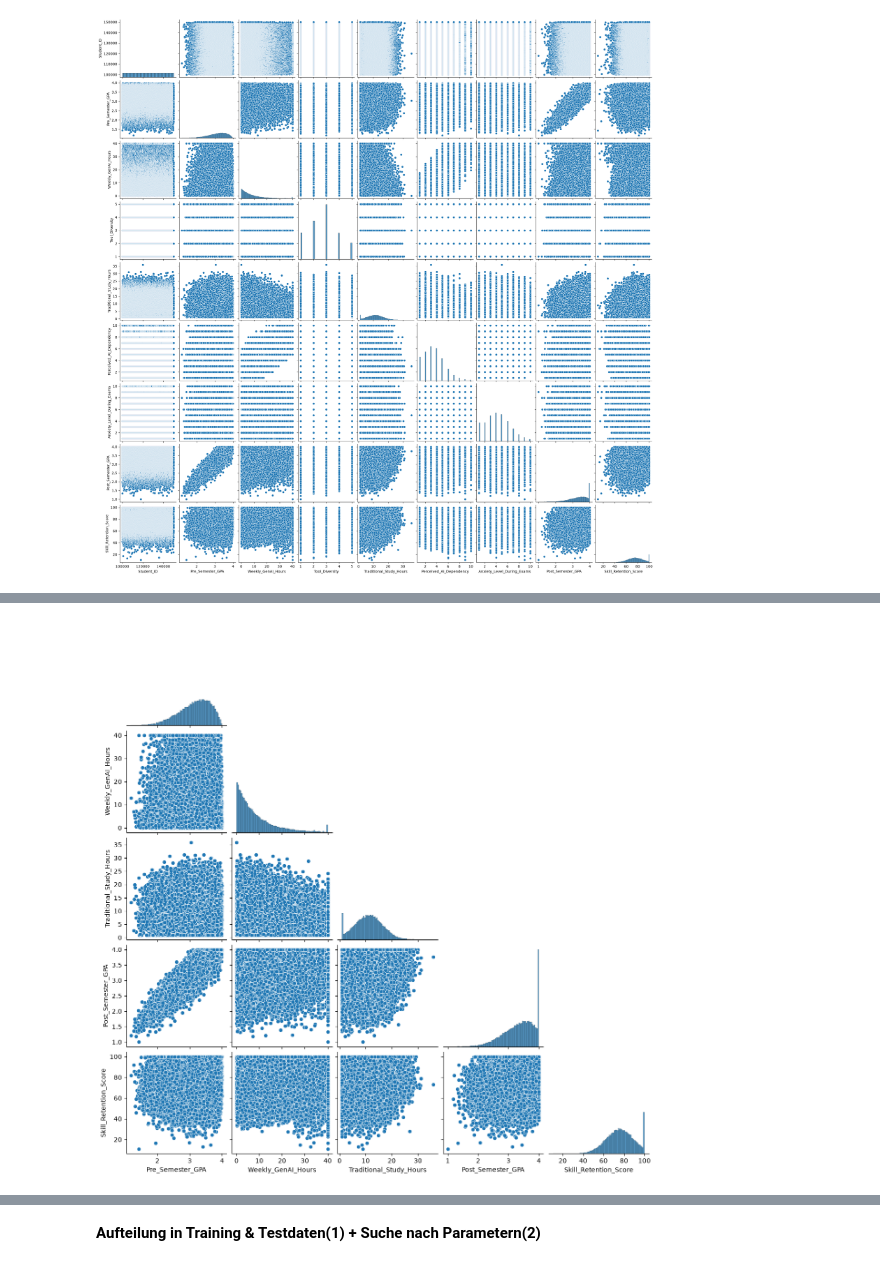
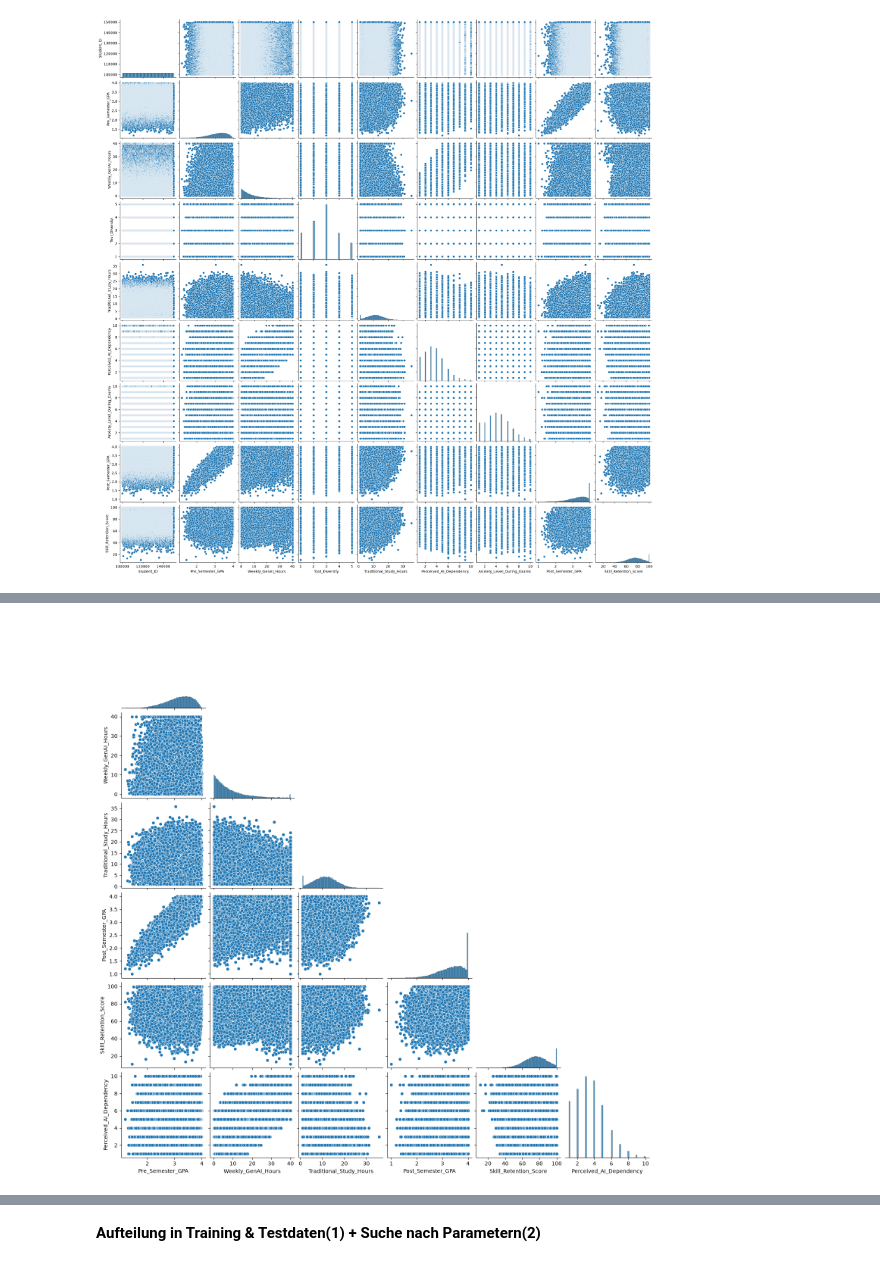
Before and after one commit to m4xi698/Machine-Learning-Project, a Jupyter notebook: notebooks/mlProjectNotebook.ipynb, the cells around one changed output, grey strips where cells are left out. Drawn from its saved outputs; the diff is of its cells as text; code cells hidden in the pictures.

```diff
--- a/notebooks/mlProjectNotebook.ipynb
+++ b/notebooks/mlProjectNotebook.ipynb
@@ -126,18 +165,19 @@ plt.show()
 # %%
 pairplot_cols = [
     "Pre_Semester_GPA",
     "Weekly_GenAI_Hours",
     "Traditional_Study_Hours",
     "Post_Semester_GPA",
-    "Skill_Retention_Score"
+    "Skill_Retention_Score",
+    "Perceived_AI_Dependency"
 ]
 
 sns.pairplot(
     df[pairplot_cols],
     corner=True,
     diag_kind="hist"
 )
 
 plt.show()
 # %% [output]
-[figure, old version]
+[figure, new version]
```
Also changed, not shown: parts of 22 cells of this notebook.
